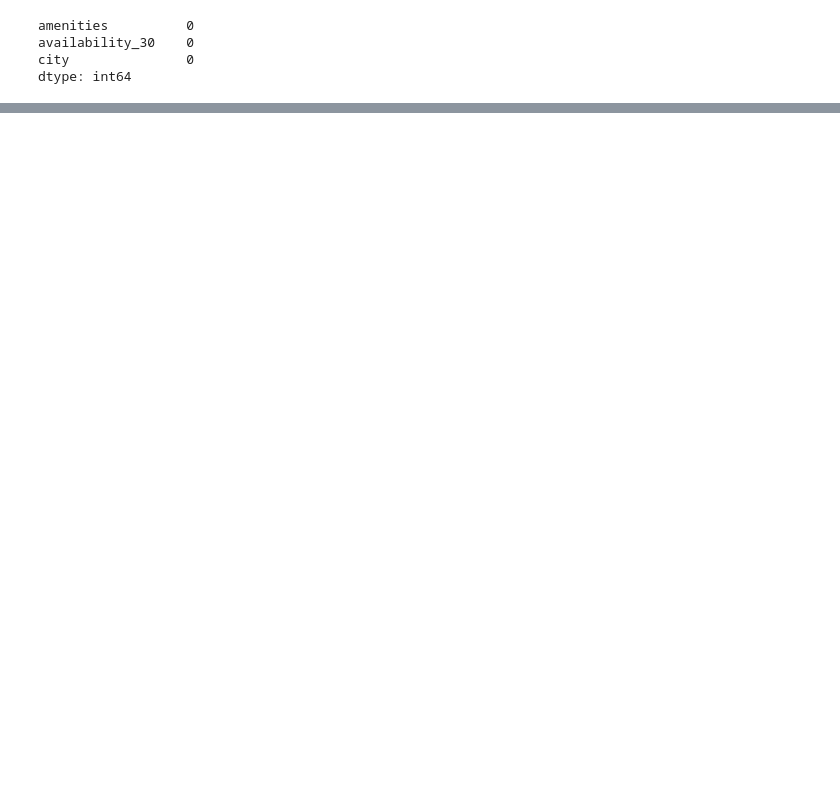
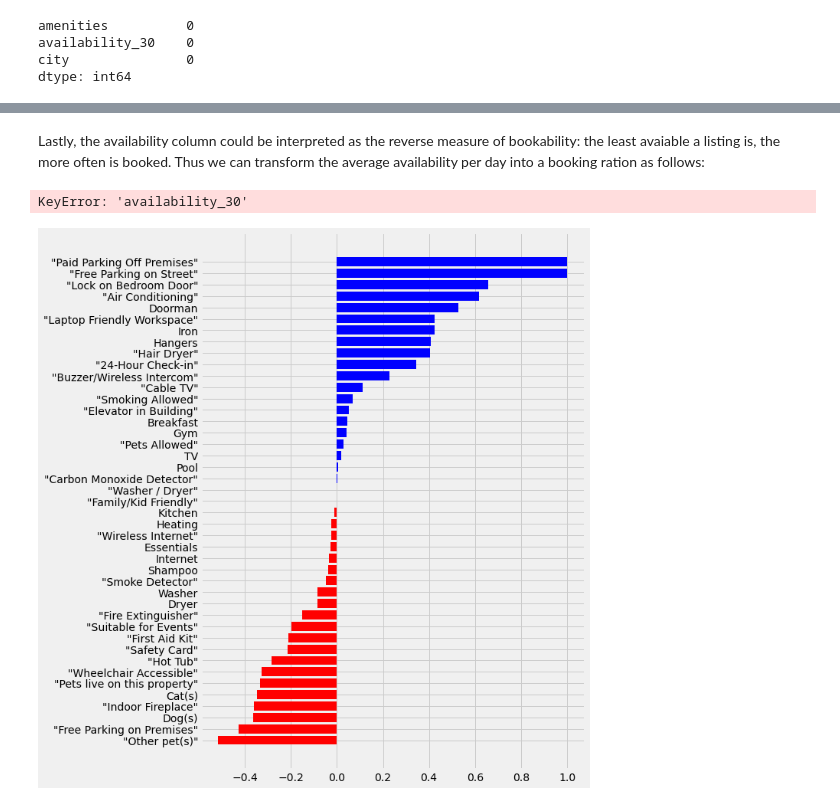
Before and after one commit to emiliozamorano15/dsblog_airbnb, a Jupyter notebook: notebooks/02-eza-listings analysis.ipynb, the cells around one changed output, grey strips where cells are left out. Cells and saved outputs as stored; diff of their text form; code cells hidden in the pictures; blank space fills up the shorter version.

```diff
--- a/notebooks/02-eza-listings analysis.ipynb
+++ b/notebooks/02-eza-listings analysis.ipynb
@@ -77,0 +68,5 @@ listings['amenities'].str.split(',', expand=True)
+# %%
+## No. of empty amenities
+print('There are {} entries with empty amenities'.format(np.sum(df['amenities'] == '{}')))
+
+df = df[df['amenities'] != '{}']
@@ -77,0 +77,5 @@ listings['amenities'].str.split(',', expand=True)
+# %%
+dummies_amenities = pd.get_dummies(
+    df['amenities'].str.replace('}','').str.replace('{','').str.split(',').apply(pd.Series).stack()
+).sum(level = 0).reset_index(drop = True)
+dummies_amenities.head()
@@ -77,0 +92,4 @@ listings['amenities'].str.split(',', expand=True)
+# %%
+# df_dummies = df.join(dummies_amenities)#.drop(['amenities'], axis = 1)
+df_dummies = pd.concat([df, dummies_amenities], axis = 1).drop(['amenities'], axis = 1)
+df_dummies.head()
@@ -77,0 +104,35 @@ listings['amenities'].str.split(',', expand=True)
+# %% [markdown]
+Lastly, the availability column could be interpreted as the reverse measure of bookability: the least avaiable a listing is, the more often is booked. Thus we can transform the average availability per day into a booking ration as follows:
+# %%
+df_dummies['booking_ratio'] =  1 - df_dummies['availability_30']/30
+df_dummies.drop(['availability_30'], axis = 1, inplace = True)
+# %% [output]
+KeyError: 'availability_30'
+# %%
+agg_amenities = df_dummies.drop('booking_ratio', axis = 1).groupby('city').sum().reset_index(level = 0).melt(id_vars = 'city', var_name = 'amenity', value_name = 'count')
+agg_amenities = agg_amenities.pivot(index = 'amenity', columns = 'city', values = 'count').reset_index()
+agg_amenities = agg_amenities[~agg_amenities.amenity.str.contains("translation")]
+agg_amenities['Delta'] = (agg_amenities.Boston - agg_amenities.Seattle) / (agg_amenities.Boston + agg_amenities.Seattle)
+agg_amenities = agg_amenities.sort_values(by = 'Delta')
+
+my_color = np.where(agg_amenities['Delta'] >=0, 'blue', 'red')
+legend_elm = [Patch(facecolor='blue', label='Boston'), Patch(facecolor='red', label='Seattle')]
+
+plt.rcParams['figure.figsize'] = (8,12)
+plt.barh(agg_amenities['amenity'], agg_amenities['Delta'], color=my_color);
+# plt.legend(handles=legend_elm, loc='center');
+
+# plt.rcParams['figure.figsize'] = (10,10)
+# plt.subplot(1,2,1)
+# plt.barh(agg_amenities['amenity'], agg_amenities['Boston'], align = 'center')
+# plt.subplot(1,2,2)
+# plt.barh(agg_amenities['amenity'], agg_amenities['Seattle'], align = 'center')
+# plt.rcParams['figure.figsize'] = (20,30)
+# plt.subplot(1,2,1)
+# sns.catplot(data = agg_amenities, y  = 'amenity', x = 'Boston');
+# plt.subplot(1,2,2)
+# sns.catplot(data = agg_amenities, y  = 'amenity', x = 'Seattle');
+
+# df['amenities'].str.replace('}','', regex = False).str.replace('{','', regex = False).str.split(',')#.apply(pd.Series)#.stack()
+# %% [output]
+[figure, added]
```
Also changed, not shown: parts of 18 cells of this notebook.
